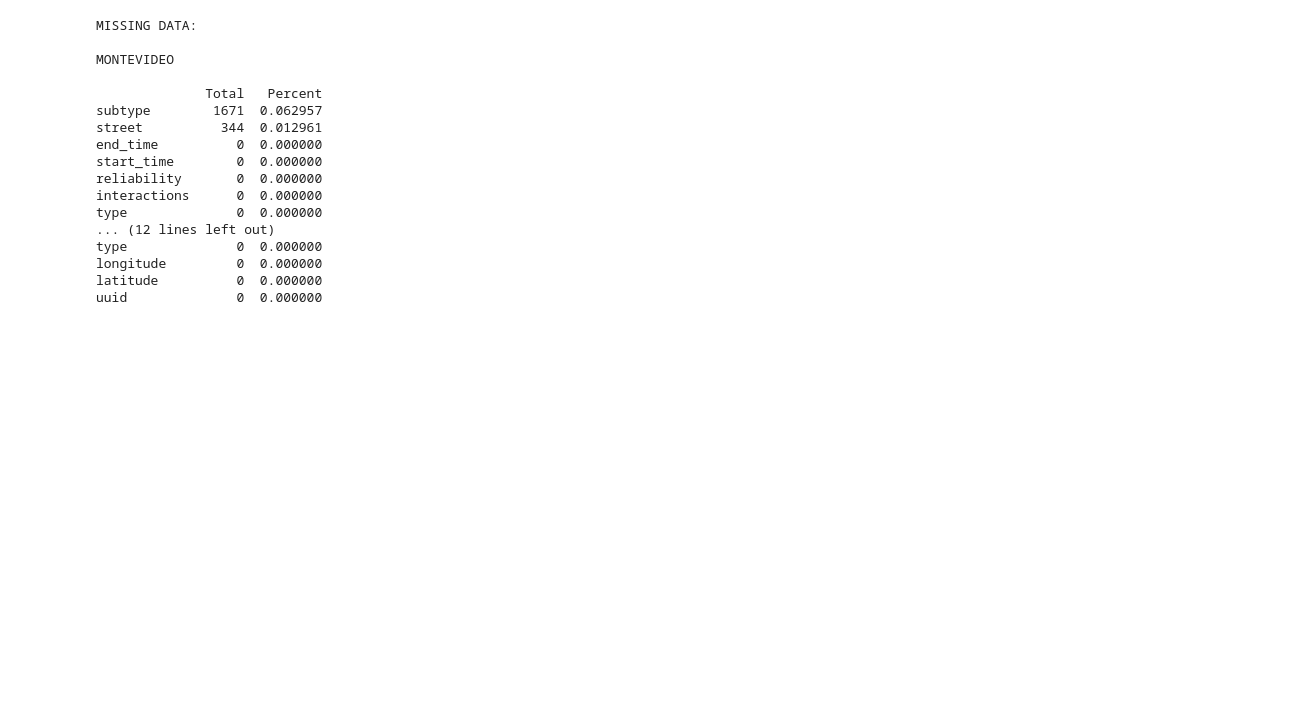
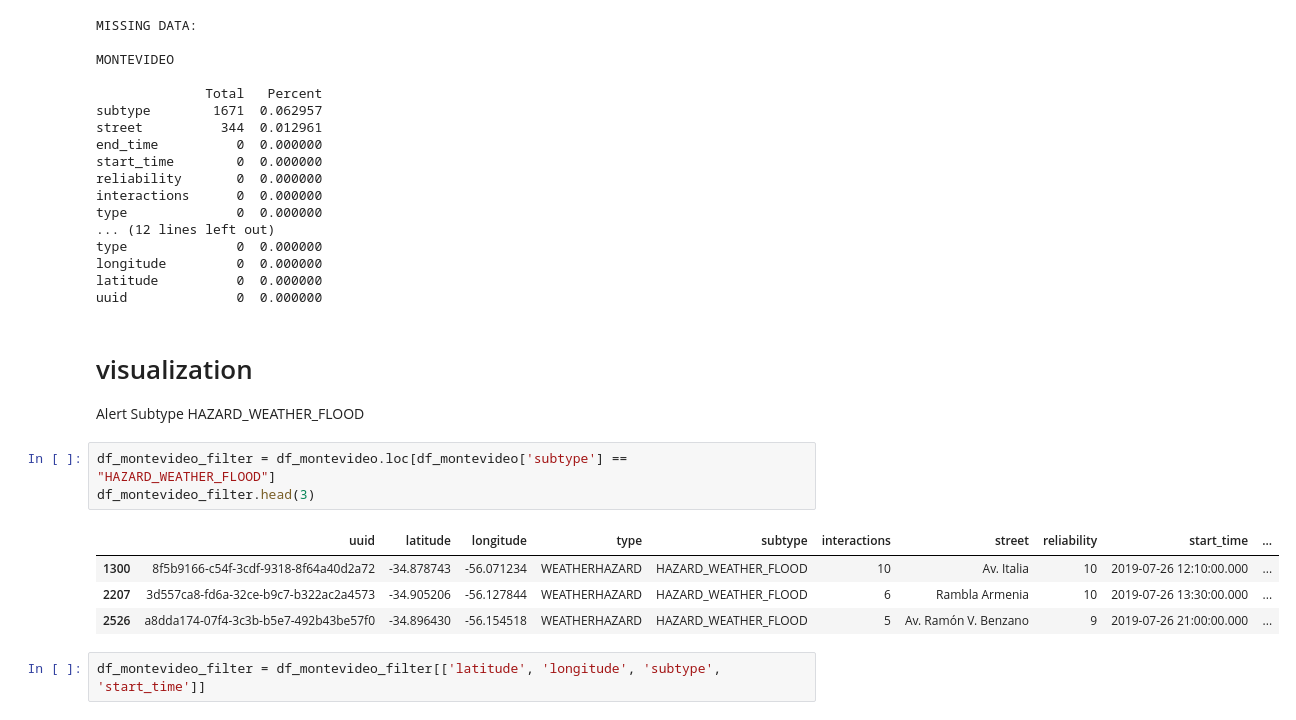
Before and after one commit to Marcelobbr/flood_traffic, a Jupyter notebook: notebooks/alerts_exploratory_analysis.ipynb, the cells around one changed output. Saved outputs shown, nothing was run; the diff lists cells and outputs as text; blank space fills up the shorter version.

```diff
--- a/notebooks/alerts_exploratory_analysis.ipynb
+++ b/notebooks/alerts_exploratory_analysis.ipynb
@@ -156,3 +149,16 @@ type              0  0.000000
 longitude         0  0.000000
 latitude          0  0.000000
 uuid              0  0.000000
+# %% [markdown]
+# visualization
+Alert Subtype HAZARD_WEATHER_FLOOD
+# %%
+df_montevideo_filter = df_montevideo.loc[df_montevideo['subtype'] == "HAZARD_WEATHER_FLOOD"]
+df_montevideo_filter.head(3)
+# %% [output]
+|  | uuid | latitude | longitude | type | subtype | interactions | street | reliability | start_time | ... |
+| 1300 | 8f5b9166-c54f-3cdf-9318-8f64a40d2a72 | -34.878743 | -56.071234 | WEATHERHAZARD | HAZARD_WEATHER_FLOOD | 10 | Av. Italia | 10 | 2019-07-26 12:10:00.000 | ... |
+| 2207 | 3d557ca8-fd6a-32ce-b9c7-b322ac2a4573 | -34.905206 | -56.127844 | WEATHERHAZARD | HAZARD_WEATHER_FLOOD | 6 | Rambla Armenia | 10 | 2019-07-26 13:30:00.000 | ... |
+| 2526 | a8dda174-07f4-3c3b-b5e7-492b43be57f0 | -34.896430 | -56.154518 | WEATHERHAZARD | HAZARD_WEATHER_FLOOD | 5 | Av. Ramón V. Benzano | 9 | 2019-07-26 21:00:00.000 | ... |
+# %%
+df_montevideo_filter = df_montevideo_filter[['latitude', 'longitude', 'subtype', 'start_time']]
```
Also changed, not shown: parts of 4 cells of this notebook, 20 other files.
